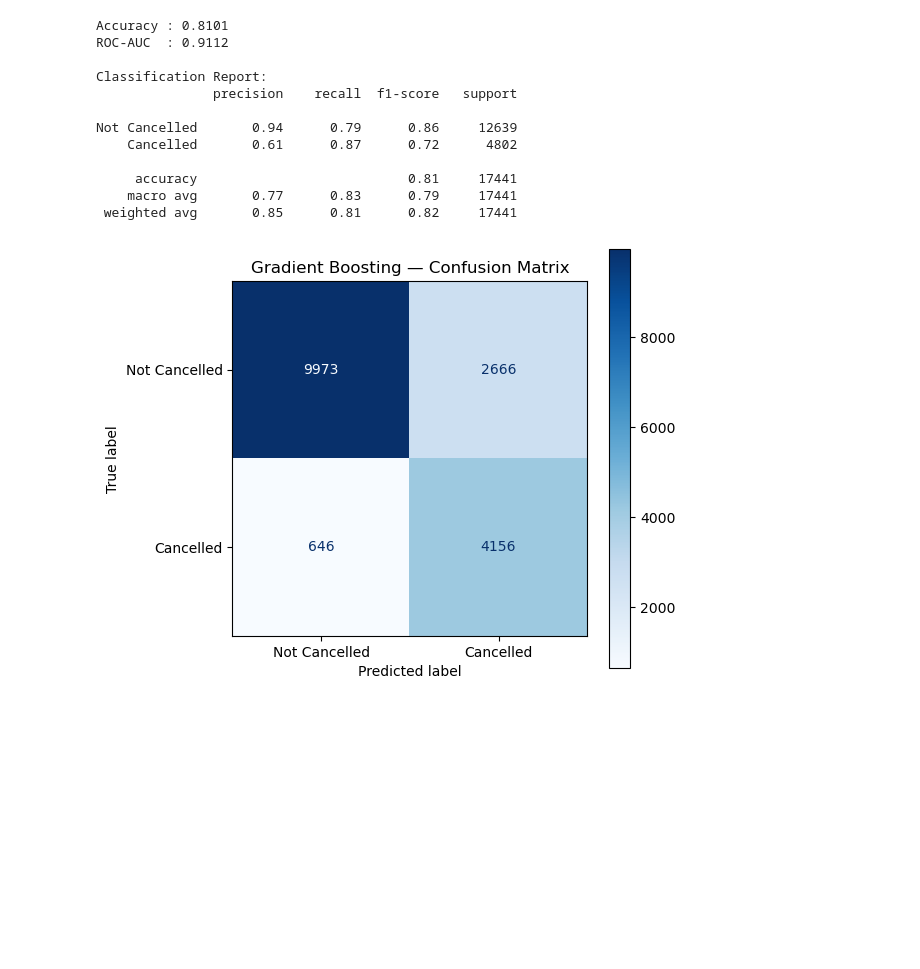
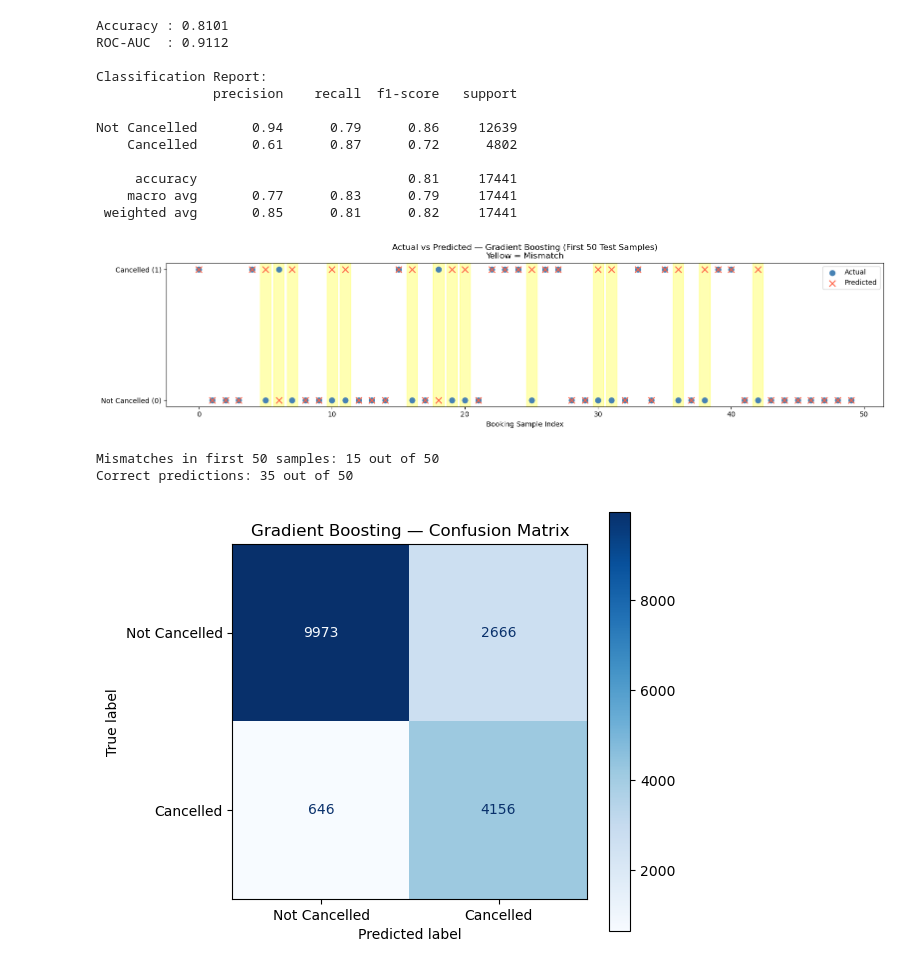
Before and after one commit to elladeniya-dev/ML-Predictive-Analysis, a Jupyter notebook: Gradient_Boosting_Hotel.ipynb, the cells around one changed output. Drawn from its saved outputs; the diff is of its cells as text; code cells hidden in the pictures; blank space fills up the shorter version.

```diff
--- a/Gradient_Boosting_Hotel.ipynb
+++ b/Gradient_Boosting_Hotel.ipynb
@@ -233,6 +233,47 @@ Not Cancelled       0.94      0.79      0.86     12639
      accuracy                           0.81     17441
     macro avg       0.77      0.83      0.79     17441
  weighted avg       0.85      0.81      0.82     17441
+# %%
+# ── Actual vs Predicted Comparison Plot ──────────────────────────────────────
+
+import matplotlib.pyplot as plt
+import numpy as np
+
+# Take first 50 test samples to keep the chart readable
+sample_size = 50
+actual    = y_test.values[:sample_size]
+predicted = y_pred[:sample_size]
+
+x = np.arange(sample_size)
+
+plt.figure(figsize=(16, 4))
+
+# Plot actual values
+plt.scatter(x, actual,    color='steelblue', label='Actual',    marker='o', s=60, zorder=3)
+
+# Plot predicted values
+plt.scatter(x, predicted, color='tomato',    label='Predicted', marker='x', s=80, zorder=4)
+
+# Highlight mismatches in yellow
+for i in range(sample_size):
+    if actual[i] != predicted[i]:
+        plt.axvspan(i - 0.4, i + 0.4, color='yellow', alpha=0.3, zorder=1)
+
+plt.yticks([0, 1], ['Not Cancelled (0)', 'Cancelled (1)'])
+plt.xlabel('Booking Sample Index')
+plt.title('Actual vs Predicted — Gradient Boosting (First 50 Test Samples)\nYellow = Mismatch')
+plt.legend()
+plt.tight_layout()
+plt.show()
+
+# Print mismatch count
+mismatches = sum(actual != predicted)
+print(f"Mismatches in first 50 samples: {mismatches} out of {sample_size}")
+print(f"Correct predictions: {sample_size - mismatches} out of {sample_size}")
+# %% [output]
+[figure, added]
+Mismatches in first 50 samples: 15 out of 50
+Correct predictions: 35 out of 50
 # %%
 # Confusion Matrix
 fig, ax = plt.subplots(figsize=(6,5))
```
